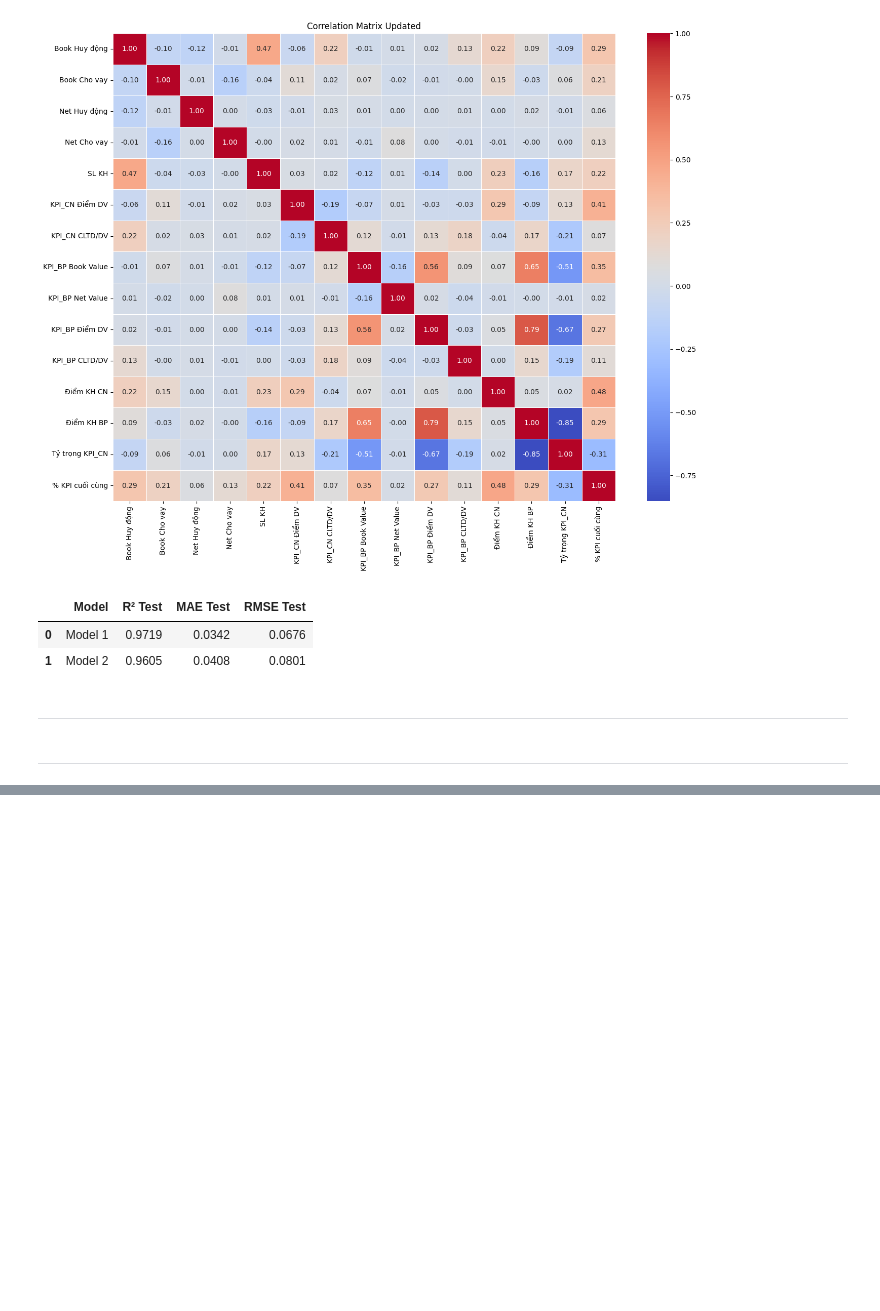
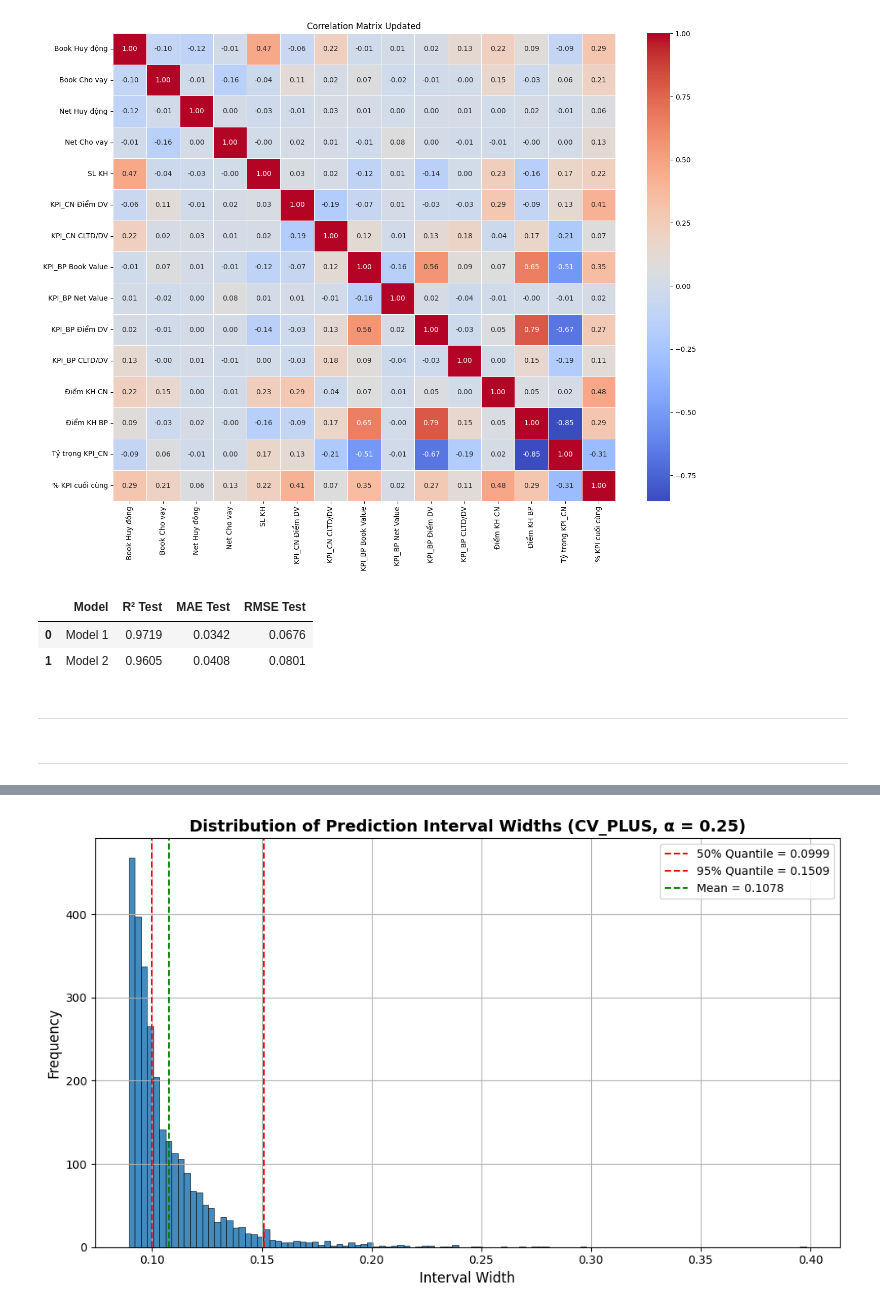
Before and after one commit to Tabaoan/FoxAI-Banking-MLs, a Jupyter notebook: Conformal/TESTING MAPIE REG/KPI_Test 5 MAX ACCEPTABLE WIDTH.ipynb, the cells around one changed output, grey strips where cells are left out. Cells and saved outputs as stored; diff of their text form; code cells hidden in the pictures; blank space fills up the shorter version.

```diff
--- a/Conformal/TESTING MAPIE REG/KPI_Test 5 Checkpoint best 2 model.ipynb
+++ b/Conformal/TESTING MAPIE REG/KPI_Test 5 MAX ACCEPTABLE WIDTH.ipynb
@@ -297,0 +897,34 @@ alpha = 0.05
+# %%
+# Lấy lại thông tin chiến lược tốt nhất
+best_strat = best_strategy["strategy"]
+best_alpha = best_strategy["alpha"]
+
+# Truy cập dữ liệu refit đã được tính từ trước
+y_lower_best = refit_lower_bound[best_strat]
+y_upper_best = refit_upper_bound[best_strat]
+widths_best = y_upper_best - y_lower_best
+
+# Tính các thống kê mô tả
+w1 = np.quantile(widths_best, 0.5)
+w2 = np.quantile(widths_best, 0.95)
+w3 = np.mean(widths_best)
+
+# Vẽ histogram
+plt.figure(figsize=(10, 6))
+plt.hist(widths_best, bins="auto", edgecolor='black', alpha=0.85, linewidth=0.5)
+
+# Các đường tham chiếu
+plt.axvline(w1, color='red', linestyle='--', linewidth=1.5, label=f"50% Quantile = {w1:.4f}")
+plt.axvline(w2, color='red', linestyle='--', linewidth=1.5, label=f"95% Quantile = {w2:.4f}")
+plt.axvline(w3, color='green', linestyle='--', linewidth=1.5, label=f"Mean = {w3:.4f}")
+
+# Tiêu đề và chú thích
+plt.title(f"Distribution of Prediction Interval Widths ({best_strat.upper()}, α = {best_alpha:.2f})", fontsize=14, fontweight='bold')
+plt.xlabel("Interval Width", fontsize=12)
+plt.ylabel("Frequency", fontsize=12)
+plt.legend(loc="upper right", fontsize=10)
+plt.grid(True)
+plt.tight_layout()
+plt.show()
+# %% [output]
+[figure, added]
```
Also changed, not shown: parts of 20 cells of this notebook.
